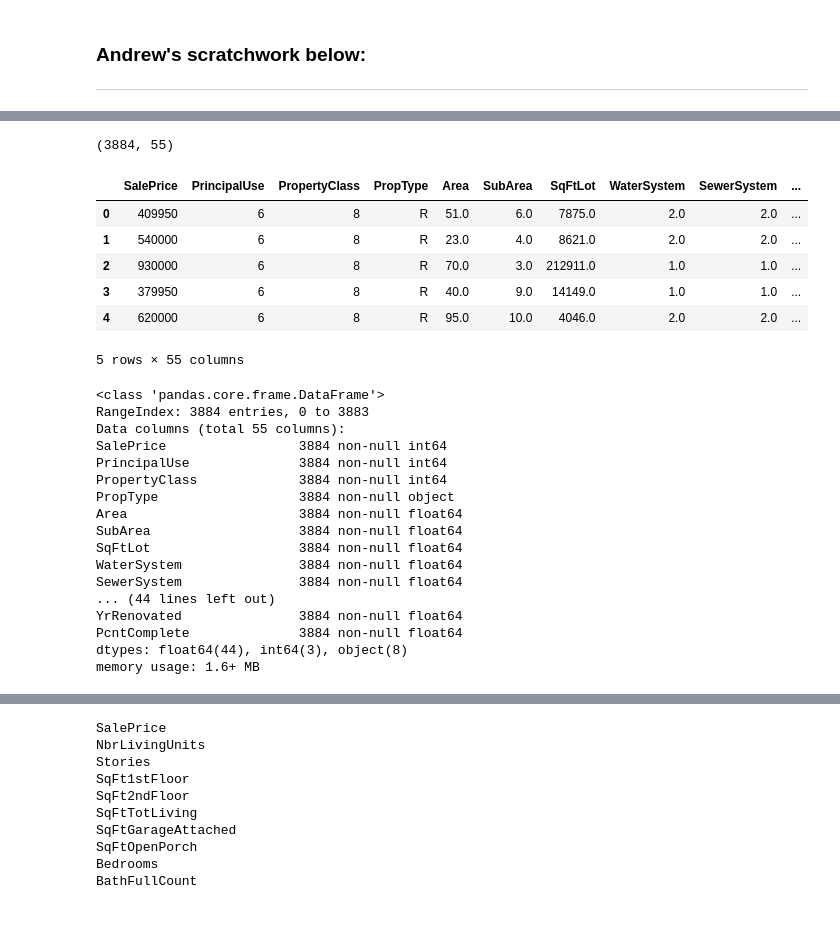
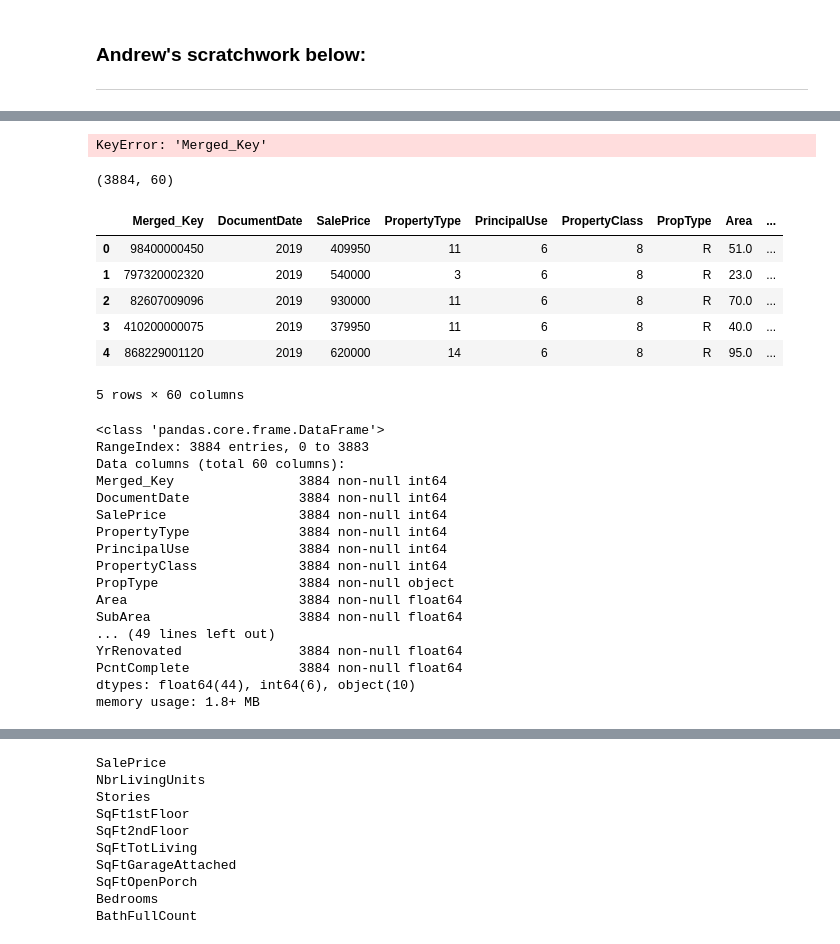
Before and after one commit to ghPRao/phase_2_project_chicago-sf-seattle-ds-082420, a Jupyter notebook: andrew_PR_EDA.ipynb, the cells around one changed output, grey strips where cells are left out. Saved outputs shown, nothing was run; the diff lists cells and outputs as text; code cells hidden in the pictures.

```diff
--- a/andrew_PR_EDA.ipynb
+++ b/andrew_PR_EDA.ipynb
@@ -67,0 +44,4 @@ OSError: [Errno 22] Invalid argument: 'C:\\Users\\awyeh\\Downloads\test.csv'
+# %%
+df_merged = consolidate_data(year=2019, create=True)
+# %% [output]
+KeyError: 'Merged_Key'
@@ -68,38 +52,38 @@ OSError: [Errno 22] Invalid argument: 'C:\\Users\\awyeh\\Downloads\test.csv'
 # %%
 df = df_merged.copy()
 df = df.dropna().reset_index(drop = True)
-df.drop(columns = ['DocumentDate', 'DistrictName', 'Address', 'Merged_Key', 'PropertyType'], inplace = True)
+# df.drop(columns = ['DocumentDate', 'DistrictName', 'Address', 'Merged_Key', 'PropertyType'], inplace = True)
 print(df.shape)
 df.head()
 # %% [output]
-(3884, 55)
+(3884, 60)
-|  | SalePrice | PrincipalUse | PropertyClass | PropType | Area | SubArea | SqFtLot | WaterSystem | SewerSystem | ... |
-| 0 | 409950 | 6 | 8 | R | 51.0 | 6.0 | 7875.0 | 2.0 | 2.0 | ... |
-| 1 | 540000 | 6 | 8 | R | 23.0 | 4.0 | 8621.0 | 2.0 | 2.0 | ... |
-| 2 | 930000 | 6 | 8 | R | 70.0 | 3.0 | 212911.0 | 1.0 | 1.0 | ... |
-| 3 | 379950 | 6 | 8 | R | 40.0 | 9.0 | 14149.0 | 1.0 | 1.0 | ... |
-| 4 | 620000 | 6 | 8 | R | 95.0 | 10.0 | 4046.0 | 2.0 | 2.0 | ... |
+|  | Merged_Key | DocumentDate | SalePrice | PropertyType | PrincipalUse | PropertyClass | PropType | Area | ... |
+| 0 | 98400000450 | 2019 | 409950 | 11 | 6 | 8 | R | 51.0 | ... |
+| 1 | 797320002320 | 2019 | 540000 | 3 | 6 | 8 | R | 23.0 | ... |
+| 2 | 82607009096 | 2019 | 930000 | 11 | 6 | 8 | R | 70.0 | ... |
+| 3 | 410200000075 | 2019 | 379950 | 11 | 6 | 8 | R | 40.0 | ... |
+| 4 | 868229001120 | 2019 | 620000 | 14 | 6 | 8 | R | 95.0 | ... |
-5 rows × 55 columns
+5 rows × 60 columns
 # %%
 df.info()
 # %% [output]
 <class 'pandas.core.frame.DataFrame'>
 RangeIndex: 3884 entries, 0 to 3883
-Data columns (total 55 columns):
+Data columns (total 60 columns):
+Merged_Key                3884 non-null int64
+DocumentDate              3884 non-null int64
 SalePrice                 3884 non-null int64
+PropertyType              3884 non-null int64
 PrincipalUse              3884 non-null int64
 PropertyClass             3884 non-null int64
 PropType                  3884 non-null object
 Area                      3884 non-null float64
 SubArea                   3884 non-null float64
-SqFtLot                   3884 non-null float64
-WaterSystem               3884 non-null float64
-SewerSystem               3884 non-null float64
-... (44 lines left out)
+... (49 lines left out)
 YrRenovated               3884 non-null float64
 PcntComplete              3884 non-null float64
-dtypes: float64(44), int64(3), object(8)
-memory usage: 1.6+ MB
+dtypes: float64(44), int64(6), object(10)
+memory usage: 1.8+ MB
 # %%
 df.corr()
 # %% [output]
```
Also changed, not shown: parts of 19 cells of this notebook, 1 other file.
